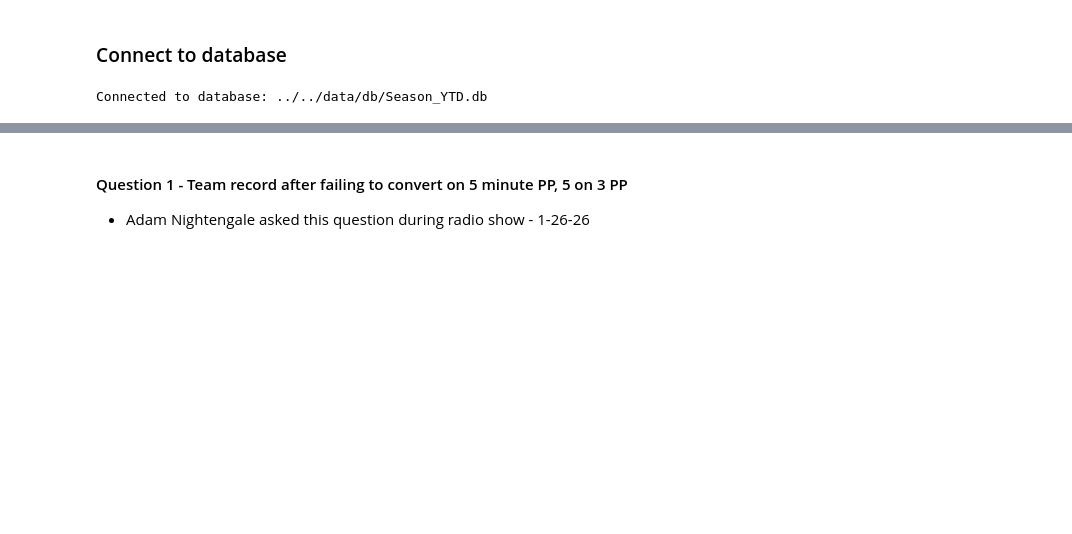
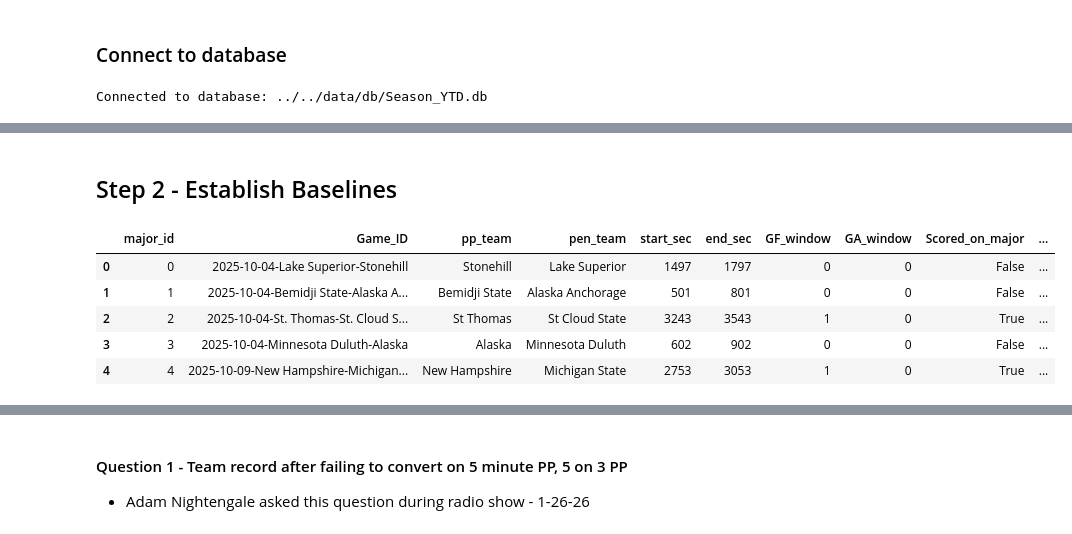
Before and after one commit to JSmith1826/college_hockey_2526, a Jupyter notebook: workbook/visualization_scripts/SQL_Scratchbook.ipynb, the cells around one changed output, grey strips where cells are left out. Saved outputs shown, nothing was run; the diff lists cells and outputs as text; code cells hidden in the pictures; blank space fills up the shorter version.

Commit message:
working major penalty breakdown. 5 on 3 goal scored need quality check, doesnt seem to be working, duration does

```diff
--- a/workbook/visualization_scripts/SQL_Scratchbook.ipynb
+++ b/workbook/visualization_scripts/SQL_Scratchbook.ipynb
@@ -552,0 +886,71 @@ opps_53_df, team_53_summary
+# %% [markdown]
+## Step 2  - Establish Baselines
+# %%
+
+
+# --- choose which column is the penalized team in pen2 ---
+PEN_TEAM_COL = "Penalized_Team" if "Penalized_Team" in pen2.columns else "Team"
+
+# 5-minute majors only (ignore misconduct 10s etc.; you already fixed manpower penalties elsewhere)
+maj = pen2.copy()
+maj["Pen_Length_num"] = pd.to_numeric(maj["Pen_Length"], errors="coerce")
+maj = maj[(maj["Pen_Length_num"] == 5) & maj["t_abs"].notna()].copy()
+
+# Start/end for the 5-minute window
+maj["start_sec"] = maj["t_abs"].astype(int)
+maj["end_sec"] = maj["start_sec"] + 300
+maj["major_id"] = np.arange(len(maj))
+
+# Add home/away so we can identify PP team
+maj = maj.merge(games, on="Game_ID", how="left")
+
+# Penalized team and PP team
+maj["pen_team"] = maj[PEN_TEAM_COL]
+maj["pp_team"] = np.where(
+    maj["pen_team"] == maj["Home_Team"], maj["Away_Team"],
+    np.where(maj["pen_team"] == maj["Away_Team"], maj["Home_Team"], None)
+)
+
+maj = maj[maj["pp_team"].notna()].copy()
+
+# Compute window goals (ANY goals by either team during the 5:00 window)
+g = goals2[goals2["t_abs"].notna()].copy()
+g["t_abs"] = g["t_abs"].astype(int)
+
+# join PP-team goals
+ppg = g.merge(
+    maj[["major_id", "Game_ID", "pp_team", "start_sec", "end_sec"]],
+    left_on=["Game_ID", "Team"],
+    right_on=["Game_ID", "pp_team"],
+    how="inner",
+)
+ppg = ppg[(ppg["t_abs"] >= ppg["start_sec"]) & (ppg["t_abs"] < ppg["end_sec"])]
+pp_counts = ppg.groupby("major_id").size().rename("GF_window")
+
+# join SH-team (penalized team) goals during same window (these are SH goals relative to the PP team)
+shg = g.merge(
+    maj[["major_id", "Game_ID", "pen_team", "start_sec", "end_sec"]],
+    left_on=["Game_ID", "Team"],
+    right_on=["Game_ID", "pen_team"],
+    how="inner",
+)
+shg = shg[(shg["t_abs"] >= shg["start_sec"]) & (shg["t_abs"] < shg["end_sec"])]
+sh_counts = shg.groupby("major_id").size().rename("GA_window")
+
+# assemble major-opportunity table
+major_opps = maj[["major_id", "Game_ID", "pp_team", "pen_team", "start_sec", "end_sec"]].copy()
+major_opps = major_opps.join(pp_counts, on="major_id").join(sh_counts, on="major_id")
+major_opps[["GF_window", "GA_window"]] = major_opps[["GF_window", "GA_window"]].fillna(0).astype(int)
+
+major_opps["Scored_on_major"] = major_opps["GF_window"] > 0
+major_opps["Allowed_SH_on_major"] = major_opps["GA_window"] > 0
+major_opps["Goals_Diff_window"] = major_opps["GF_window"] - major_opps["GA_window"]
+
+major_opps.head()
+# %% [output]
+|  | major_id | Game_ID | pp_team | pen_team | start_sec | end_sec | GF_window | GA_window | Scored_on_major | ... |
+| 0 | 0 | 2025-10-04-Lake Superior-Stonehill | Stonehill | Lake Superior | 1497 | 1797 | 0 | 0 | False | ... |
+| 1 | 1 | 2025-10-04-Bemidji State-Alaska A... | Bemidji State | Alaska Anchorage | 501 | 801 | 0 | 0 | False | ... |
+| 2 | 2 | 2025-10-04-St. Thomas-St. Cloud S... | St Thomas | St Cloud State | 3243 | 3543 | 1 | 0 | True | ... |
+| 3 | 3 | 2025-10-04-Minnesota Duluth-Alaska | Alaska | Minnesota Duluth | 602 | 902 | 0 | 0 | False | ... |
+| 4 | 4 | 2025-10-09-New Hampshire-Michigan... | New Hampshire | Michigan State | 2753 | 3053 | 1 | 0 | True | ... |
```
Also changed, not shown: parts of 18 cells of this notebook.
